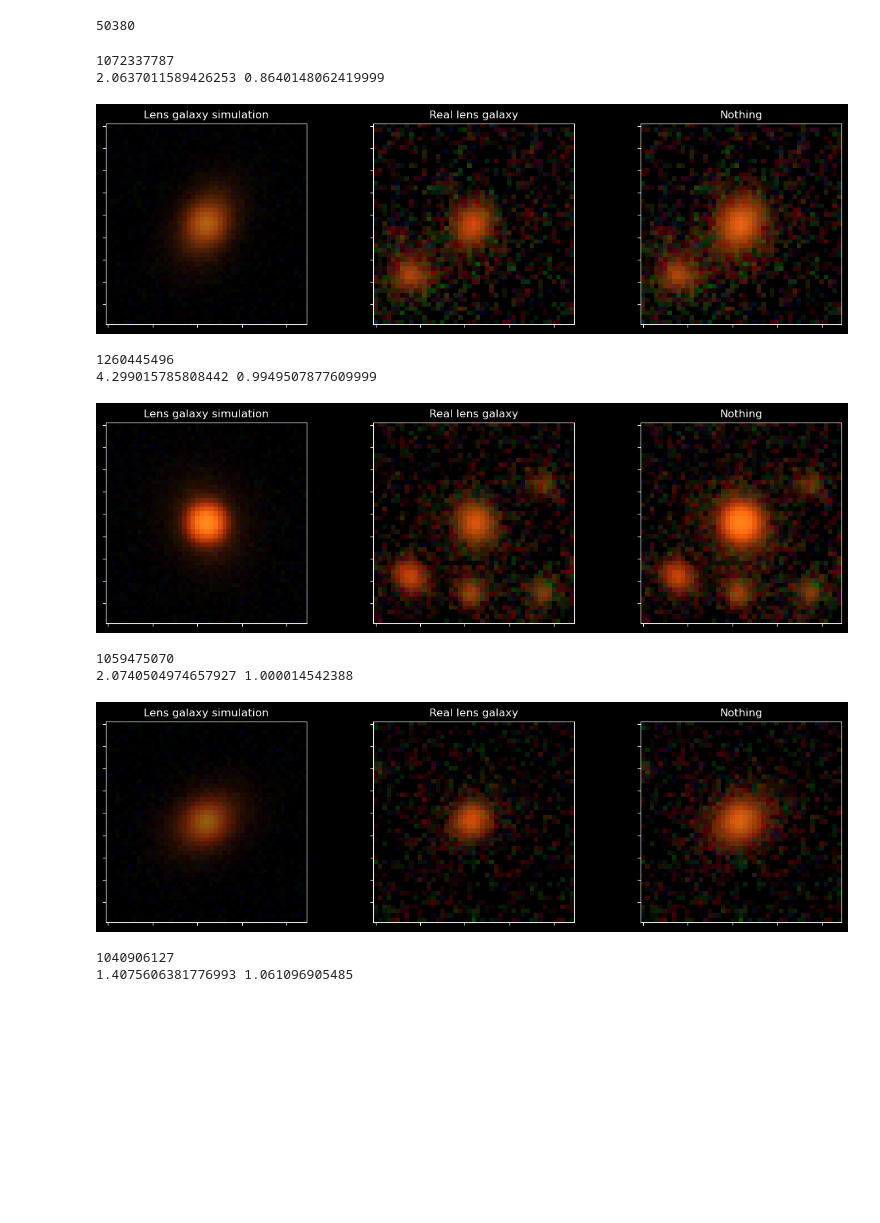
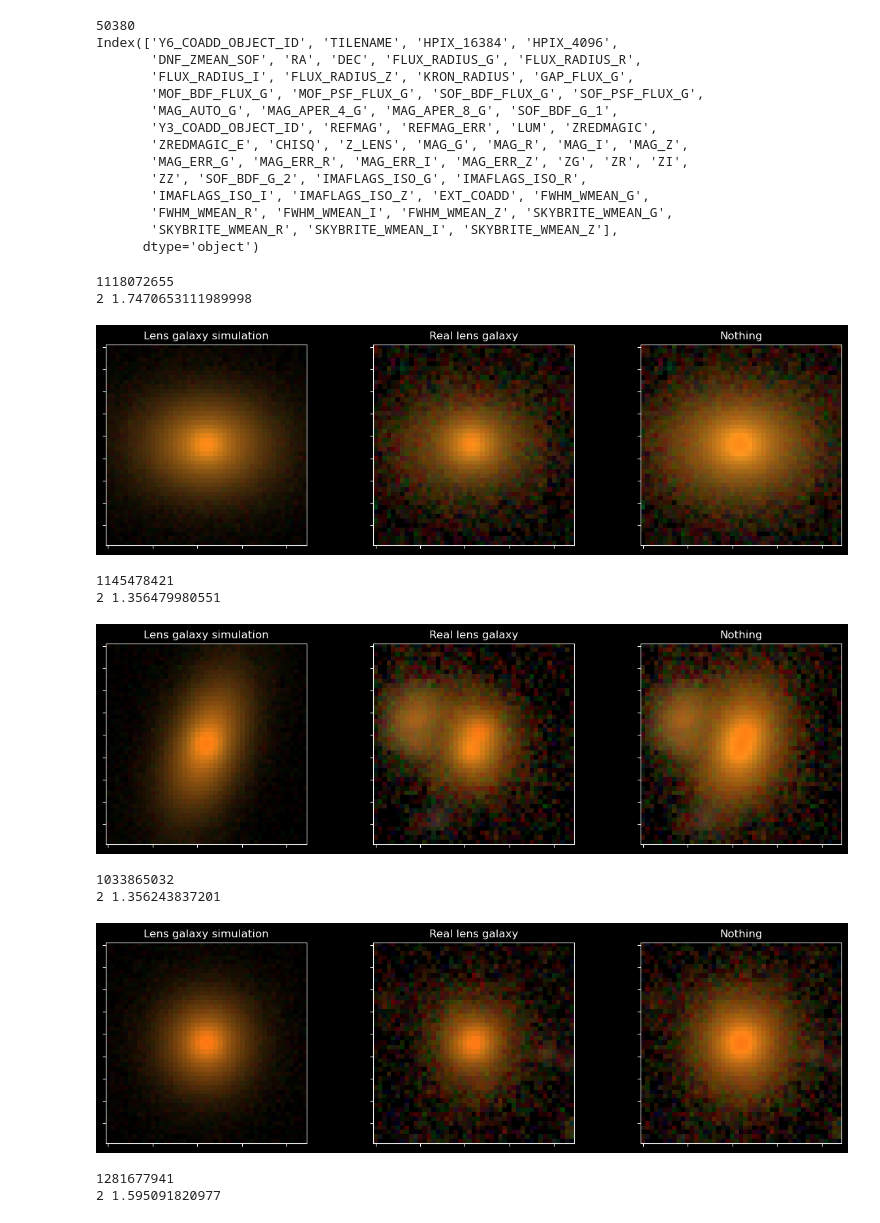
Before and after one commit to JimenaGonzalez/Hybrid_SL_Modeling, a Jupyter notebook: Regression/simulations/Simulations_onlylens.ipynb, the cells around one changed output. Saved outputs shown, nothing was run; the diff lists cells and outputs as text; code cells hidden in the pictures; blank space fills up the shorter version.

Commit message:
Using correct r sersic and removed transformations

```diff
--- a/Regression/simulations/Simulations_onlylens.ipynb
+++ b/Regression/simulations/Simulations_onlylens.ipynb
@@ -125,7 +125,7 @@ def lenstronomy_plot(image_g, image_r, image_i):
     plt.show()
 
 #Makes 3 plots per image: source simulation, lens cutout, complete simulation
-def make_graphs(name, sim_i, sim_r, sim_g, cutout_i, cutout_r, cutout_g):
+def make_graphs(name, sim_g, sim_r, sim_i, cutout_g, cutout_r, cutout_i):
     loc = plticker.MultipleLocator(base=3.75)
     fig, (ax1, ax2, ax3) = plt.subplots(figsize=(15, 4), ncols=3)
 
@@ -317,12 +317,12 @@ def simulation(model, coadd_id, redshifts, lens_image, lens, cuts, double, addit
         return ('No cut E_r: {:.3f}'.format(E_rflux))
 
     #lens light
-    kwargs_lens_light_mag_g = [{'magnitude': lens['mag_g'], 'R_sersic': lens['R_sersic'], 'n_sersic': lens['n_sersic'],
+    kwargs_lens_light_mag_g = [{'magnitude': lens['mag_g'], 'R_sersic': lens['R_sersic_g'], 'n_sersic': lens['n_sersic'],
                                 'e1': lens['e1_light'], 'e2': lens['e2_light'], 'center_x': 0, 'center_y': 0}]
     kwargs_lens_light_mag_r = copy.deepcopy(kwargs_lens_light_mag_g)
-    kwargs_lens_light_mag_r[0]['magnitude'], kwargs_lens_light_mag_r[0]['R_sersic'] = lens['mag_r'], lens['R_sersic']
+    kwargs_lens_light_mag_r[0]['magnitude'], kwargs_lens_light_mag_r[0]['R_sersic'] = lens['mag_r'], lens['R_sersic_r']
     kwargs_lens_light_mag_i = copy.deepcopy(kwargs_lens_light_mag_g)
-    kwargs_lens_light_mag_i[0]['magnitude'], kwargs_lens_light_mag_i[0]['R_sersic'] = lens['mag_i'], lens['R_sersic']
+    kwargs_lens_light_mag_i[0]['magnitude'], kwargs_lens_light_mag_i[0]['R_sersic'] = lens['mag_i'], lens['R_sersic_i']
 
     #First source light distributions & colors of the other bands for each source
     mag1, rad1, ellip1 = distribution(redshifts['source1'], data = data_dist)
@@ -399,10 +399,10 @@ def simulation(model, coadd_id, redshifts, lens_image, lens, cuts, double, addit
     df_test = pd.DataFrame(additional_info).transpose()
     parameters = df_test
 
-    #ele_sim = np.array([image_g + lens_g, image_r + lens_r, image_i + lens_i])
+    ele_sim = np.array([image_g + lens_g, image_r + lens_r, image_i + lens_i])
     ele_sim = np.array([image_g, image_r, image_i])
-    ele_sim = np.rot90(ele_sim, k=random.randint(0, 4), axes=(1, 2))
-    if(random.randint(0, 1) == 1): ele_sim = np.flip(ele_sim, 2)
+    #ele_sim = np.rot90(ele_sim, k=random.randint(0, 4), axes=(1, 2))
+    #if(random.randint(0, 1) == 1): ele_sim = np.flip(ele_sim, 2)
     print(coadd_id)
     """
     print('Lensed mag: ', m)
@@ -414,14 +414,16 @@ def simulation(model, coadd_id, redshifts, lens_image, lens, cuts, double, addit
     print('Diference distance: ', abs(distance1 - distance2))
     """
     if(not script):
-        print(lens['n_sersic'], lens['R_sersic'])
+        print(lens['n_sersic'], lens['R_sersic_g'])
         #print('z: {:.3f}, mag_g: {:.2f}, R_sersic: {:.2f}, n: {:.2f}, e1: {:.2f}, e2: {:.2f}'.format(redshifts['lens'],
         #            mag['mg'], rad['rg'], n, ellip['e1'], ellip['e2']))
-        make_graphs('example_simulations', image_g, image_r, image_i, lens_i, lens_r, lens_g)
+        make_graphs('example_simulations', image_g, image_r, image_i, lens_g, lens_r, lens_i)
 
     return ('ok', ele_sim, parameters)
 # %%
 def simulations_from_data(lenses, complete_data, num, double):
+    print(complete_data.columns)
+
     num_sim = 0
     r_var = 0.
     images_sim = np.zeros((1,3,numpix,numpix))
@@ -465,22 +467,24 @@ def simulations_from_data(lenses, complete_data, num, double):
             if(z1_max < 0.2 or z_source1 > 2.): continue
 
             redshifts = {'lens': z_lens, 'source1': z_source1, 'source2': z_source2}
-            angle, ratio = param.ellipticity2phi_q(row['SOF_BDF_G_1'], row['SOF_BDF_G_2'])
+            #angle, ratio = param.ellipticity2phi_q(row['SOF_BDF_G_1'], row['SOF_BDF_G_2'])
             #angle += 0.698132*random.uniform(-1, 1) #noise between -40 and 40 degrees
             #ratio = random.uniform(0.001, 1) #distribution for the axis ratio #TEST AKDLSMFALKDMFLK
-            e1, e2 = param.phi_q2_ellipticity(angle, ratio)
+            #e1, e2 = param.phi_q2_ellipticity(angle, ratio)
             #light distribution for lens
             mag, rad, ellip = distribution(redshifts['lens'], data = data_dist)
-            mag = {'mg': row['MAG_I'], 'mr': row['MAG_R'], 'mi': row['MAG_G']}
+            mag = {'mg': row['MAG_G'], 'mr': row['MAG_R'], 'mi': row['MAG_I']}
             #mag = {'mg': 18, 'mr': 19, 'mi': 20}
             n = r_var #random.uniform(0., 3.5)
-            n = random.uniform(0.8, 4.3)
+            n = 2 #random.uniform(0.8, 4.3)
             #rad = {'rg': 1.}
             #rad = {'rg': random.uniform(0.6, 2.)}
-            rad = {'rg': row['FLUX_RADIUS_G']*0.2637}
+            rad = {'rg': row['FLUX_RADIUS_G']*0.2637, 'ri': row['FLUX_RADIUS_I']*0.2637, 'rr': row['FLUX_RADIUS_R']*0.2637}
 
-            lens = {'sigma': random.uniform(300, 570), 'e1': e1, 'e2': e2, 'mag_g': mag['mg'], 'mag_r': mag['mr'],
-                    'mag_i': mag['mi'], 'R_sersic': rad['rg'], 'n_sersic': n, 'e1_light': row['SOF_BDF_G_1'],
+            lens = {'sigma': random.uniform(300, 570), 'e1': row['SOF_BDF_G_1'], 'e2': row['SOF_BDF_G_2'],
+                    'mag_g': mag['mg'], 'mag_r': mag['mr'],
+                    'mag_i': mag['mi'], 'R_sersic_g': rad['rg'], 'R_sersic_r': rad['rr'],  'R_sersic_i': rad['ri'],
+                    'n_sersic': n, 'e1_light': row['SOF_BDF_G_1'],
                     'e2_light': row['SOF_BDF_G_2']} #single: 300-650
             #lens = {'sigma': random.uniform(300, 570), 'e1': e1, 'e2': e2, 'mag_g': mag['mg'], 'mag_r': mag['mr'],
             #        'mag_i': mag['mi'], 'R_sersic': rad['rg'], 'n_sersic': n, 'e1_light': 0.1,
@@ -510,7 +514,7 @@ def run_everything(seed, num_sim, double, name_file):
     hdu_list.close()
 
     images_sim, data_sim = simulations_from_data(lenses, complete_data, num = num_sim, double=double)
-    write_fit_file(name_file, images_sim, data_sim)
+    #write_fit_file(name_file, images_sim, data_sim)
 # %%
 inipath = '/Users/jimenagonzalez/research/DSPL/Simulations-Double-Source-Gravitational-Lensing/'
 path_dist = inipath + 'Data/source_distributions.csv'
@@ -535,21 +539,34 @@ cuts = {'E_max': E_max, 'E_min': E_min, 'mmax': mmax, 'mmin': mmin, 'iso_min': i
         'magni_min': magni_min, 'magni_max': magni_max, 'theta_E_r_f_min': theta_E_r_f_min,
         'theta_E_r_f_max': theta_E_r_f_max, 'min_image': min_image, 'max_image': max_image, 'min_col': 0.3}
 # %%
-seed, num_sim, double, filename = 2, 20, False, 'other' # 4 2 False other
+seed, num_sim, double, filename = 3, 20, False, 'other' # 4 2 False other
 if(cluster):
     seed, num_sim, double, filename = sys.argv[1], sys.argv[2], sys.argv[3], sys.argv[4]
     double = bool(strtobool(double))
 run_everything(int(seed), int(num_sim), double, filename)
 # %% [output]
 50380
+Index(['Y6_COADD_OBJECT_ID', 'TILENAME', 'HPIX_16384', 'HPIX_4096',
+       'DNF_ZMEAN_SOF', 'RA', 'DEC', 'FLUX_RADIUS_G', 'FLUX_RADIUS_R',
+       'FLUX_RADIUS_I', 'FLUX_RADIUS_Z', 'KRON_RADIUS', 'GAP_FLUX_G',
+       'MOF_BDF_FLUX_G', 'MOF_PSF_FLUX_G', 'SOF_BDF_FLUX_G', 'SOF_PSF_FLUX_G',
+       'MAG_AUTO_G', 'MAG_APER_4_G', 'MAG_APER_8_G', 'SOF_BDF_G_1',
+       'Y3_COADD_OBJECT_ID', 'REFMAG', 'REFMAG_ERR', 'LUM', 'ZREDMAGIC',
+       'ZREDMAGIC_E', 'CHISQ', 'Z_LENS', 'MAG_G', 'MAG_R', 'MAG_I', 'MAG_Z',
+       'MAG_ERR_G', 'MAG_ERR_R', 'MAG_ERR_I', 'MAG_ERR_Z', 'ZG', 'ZR', 'ZI',
+       'ZZ', 'SOF_BDF_G_2', 'IMAFLAGS_ISO_G', 'IMAFLAGS_ISO_R',
+       'IMAFLAGS_ISO_I', 'IMAFLAGS_ISO_Z', 'EXT_COADD', 'FWHM_WMEAN_G',
+       'FWHM_WMEAN_R', 'FWHM_WMEAN_I', 'FWHM_WMEAN_Z', 'SKYBRITE_WMEAN_G',
+       'SKYBRITE_WMEAN_R', 'SKYBRITE_WMEAN_I', 'SKYBRITE_WMEAN_Z'],
+      dtype='object')
-1072337787
-2.0637011589426253 0.8640148062419999
+1118072655
+2 1.7470653111989998
-[figure, old version]
+[figure, new version]
-1260445496
-4.299015785808442 0.9949507877609999
+1145478421
+2 1.356479980551
-[figure, old version]
+[figure, new version]
-1059475070
-2.0740504974657927 1.000014542388
+1033865032
+2 1.356243837201
-[figure, old version]
+[figure, new version]
-1040906127
-1.4075606381776993 1.061096905485
+1281677941
+2 1.595091820977
```
Also changed, not shown: parts of 1 cell of this notebook.
